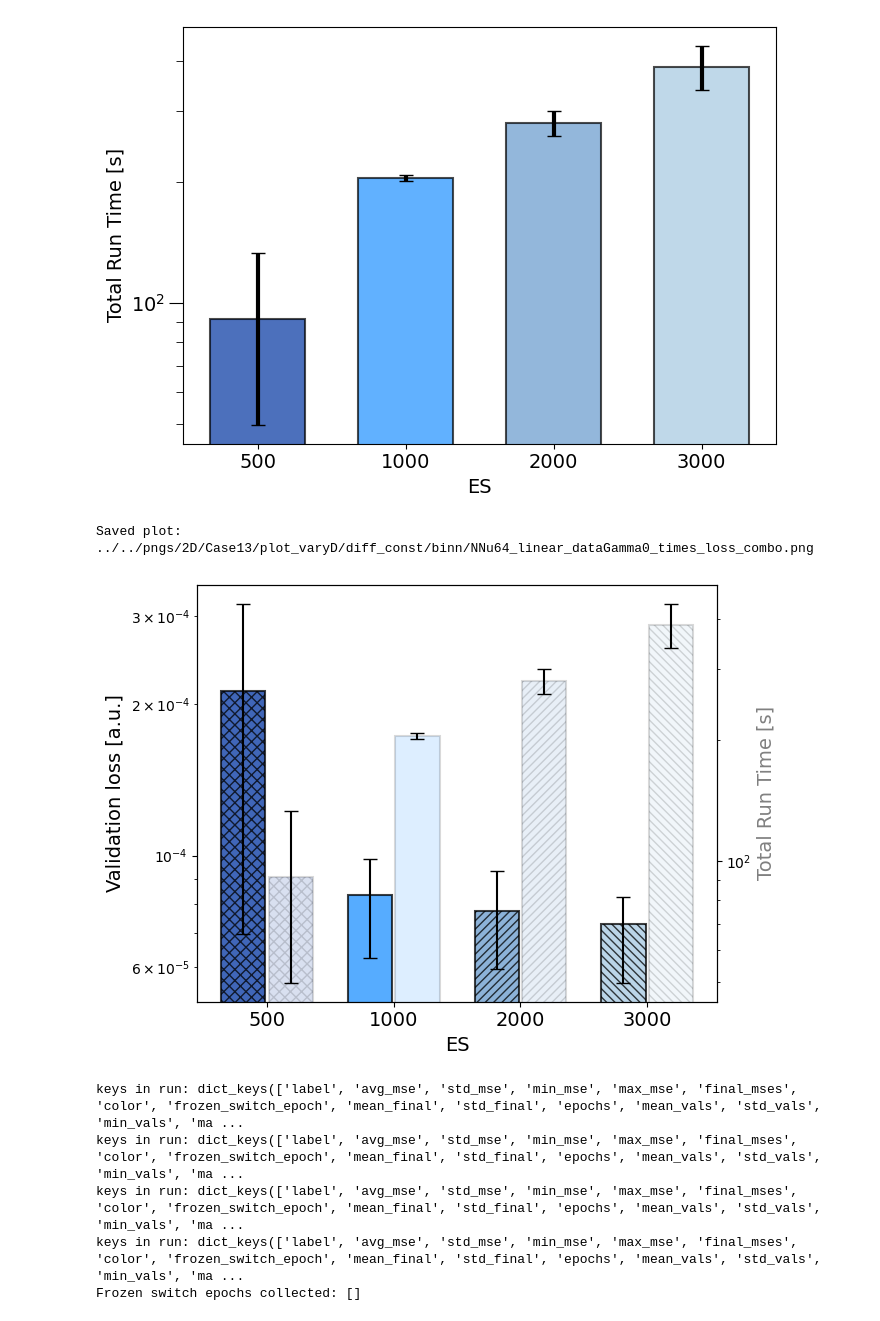
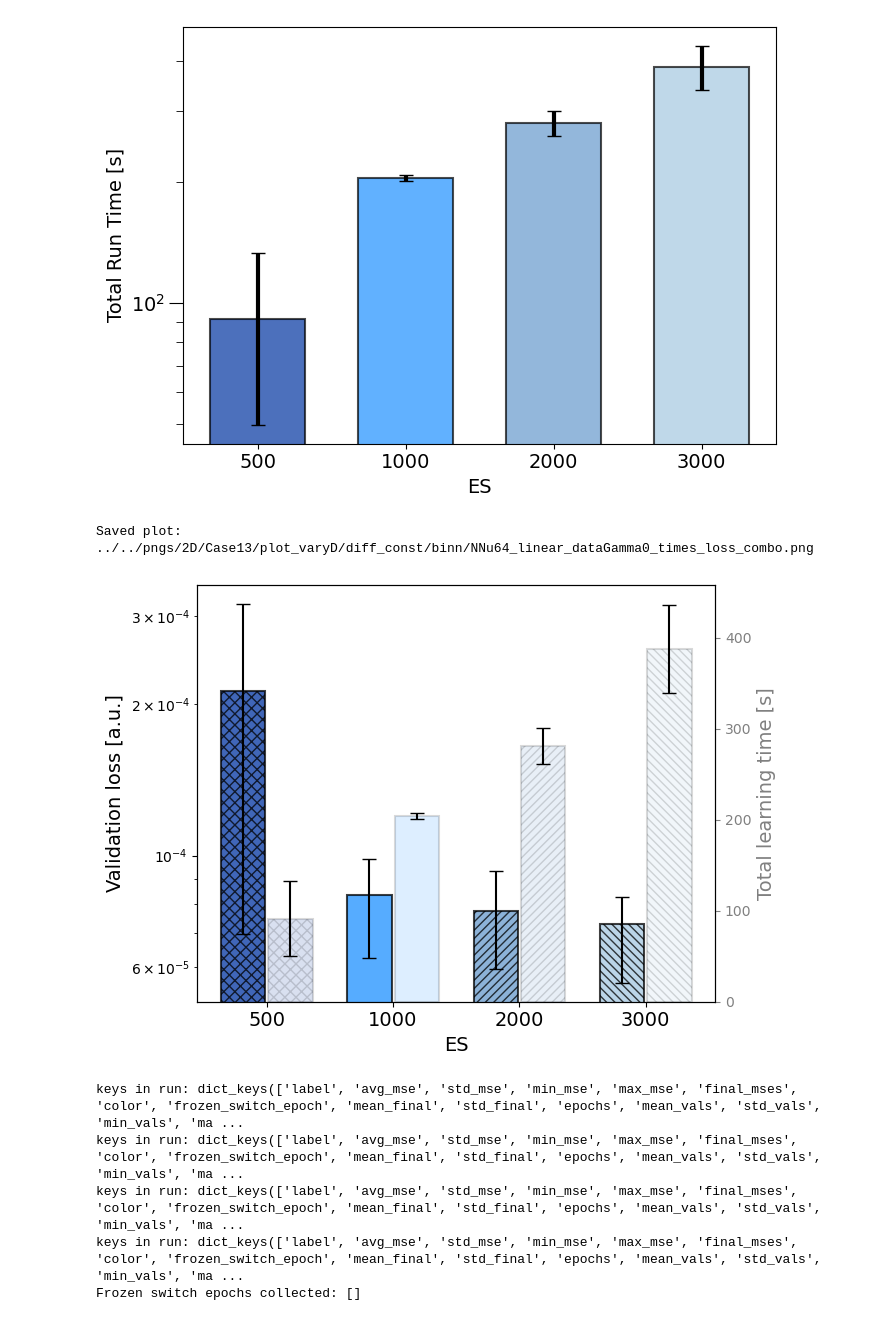
Before and after one commit to williamlavery/arXiv_BINN_2D_, a Jupyter notebook: Training/JN/case13/diff_const/case13_const copy.ipynb, the cells around one changed output. Cells and saved outputs as stored; diff of their text form; code cells hidden in the pictures.

```diff
--- a/Training/JN/case13/diff_const/case13_const copy.ipynb
+++ b/Training/JN/case13/diff_const/case13_const copy.ipynb
@@ -218,7 +218,9 @@ for ES in binn_ES_list:
             binn_info.update(binn_ext)
             path_to_models = os.path.join("../../../binn", dictToPath(binn_info))
             file_path = os.path.join(path_to_models, f'binnModel{binn_model_num}.pth')
+
             binn_loaded = torch.load(file_path, weights_only=False)
+            binn_loaded.save_name = binn_loaded.save_name.replace("arXiv_BINN_2D", "arXiv_BINN_2D_")
             binn_loaded.load_best_val()
             binn_models_dics[ES][grow_label][binnSplitSeed] = binn_loaded
 
@@ -274,6 +276,7 @@ for ES in binn_ES_list_new:
             path_to_models = os.path.join("../../../binn", dictToPath(binn_info))
             file_path = os.path.join(path_to_models, f'binnModel{binn_model_num}.pth')
             binn_loaded = torch.load(file_path, weights_only=False)
+            binn_loaded.save_name = binn_loaded.save_name.replace("arXiv_BINN_2D", "arXiv_BINN_2D_")
             binn_loaded.load_best_val()
             binn_models_dics[ES][grow_label][binnSplitSeed] = binn_loaded
 
@@ -513,25 +516,27 @@ saved plot: ../../pngs/2D/Case13/plot_varyD/diff_const/binn/NNu64_linear_dataGam
 # %%
 from Modules.helpers.performance.density.loss_timings_combo import plot_loss_and_time_dual_axis
 name_full = os.path.join(name_intro, f'NNu64_{grow_label}_dataGamma{gamma}_times_loss_combo.png')
 plot_loss_and_time_dual_axis(models_dics_list=[binn_models_combined],
                                 plot_params=plot_params,
                                 label_list=[f"{ES}" for ES in binn_ES_list_combo],
                              #   legend_pos=(0.18, 1),
                                  hatch_patterns=(
                                     "xxx", "", "////", "\\\\\\\\", "xxxx", "++++", "....", "ooo",
                                  ),
                                                          #    legend_fontsize=11,
                                  name=name_full,
                               #   legend_bool=False,
                                  intra_spacing=0.15,
                                  inter_spacing=0.40,
                                  legend_bool = False,
                                  figsize = (7,5),
                                  x_label = r"ES",
+                                 y2_label="Total learning time [s]",
+                                 y2lim = None,
                                  alpha=0.15)
 # %% [output]
 Saved plot: ../../pngs/2D/Case13/plot_varyD/diff_const/binn/NNu64_linear_dataGamma0_times_loss_combo.png
-[figure, old version]
+[figure, new version]
 # %%
 D_colors = [
     "#8B2500",  # Burnt Orange – deep and bold
```
Also changed, not shown: parts of 6 cells of this notebook, 15 other files.
